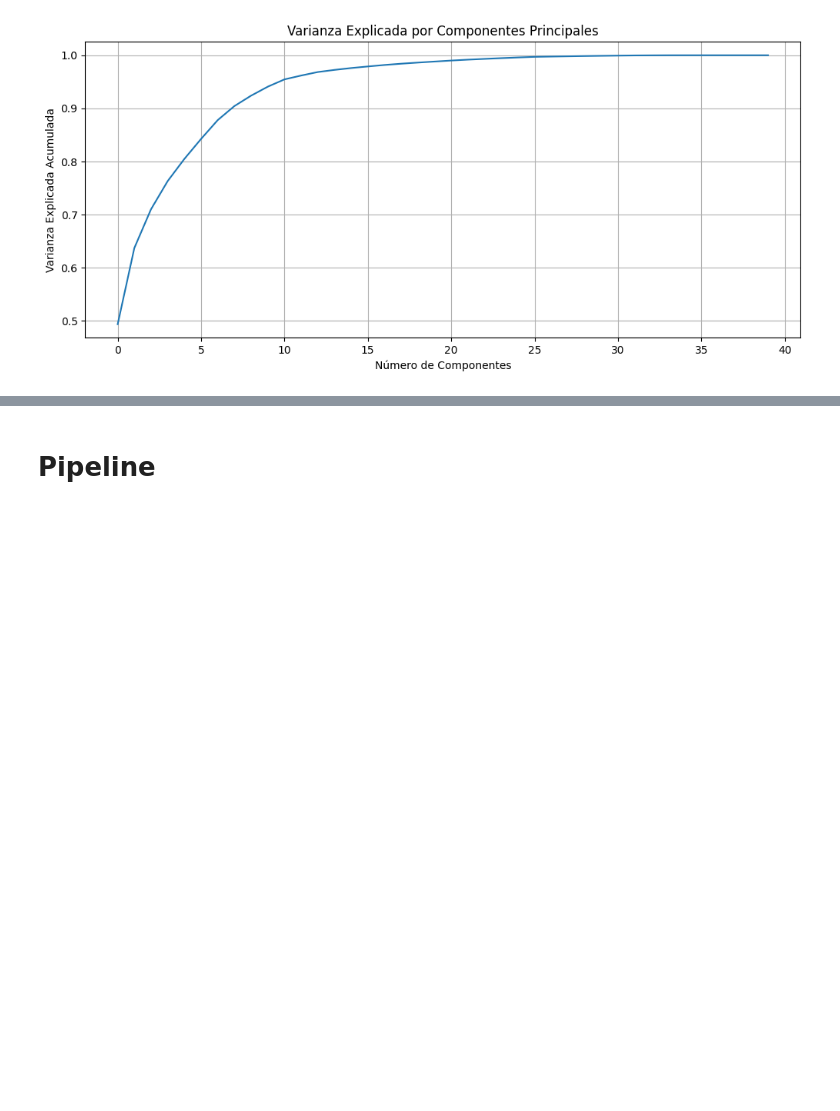
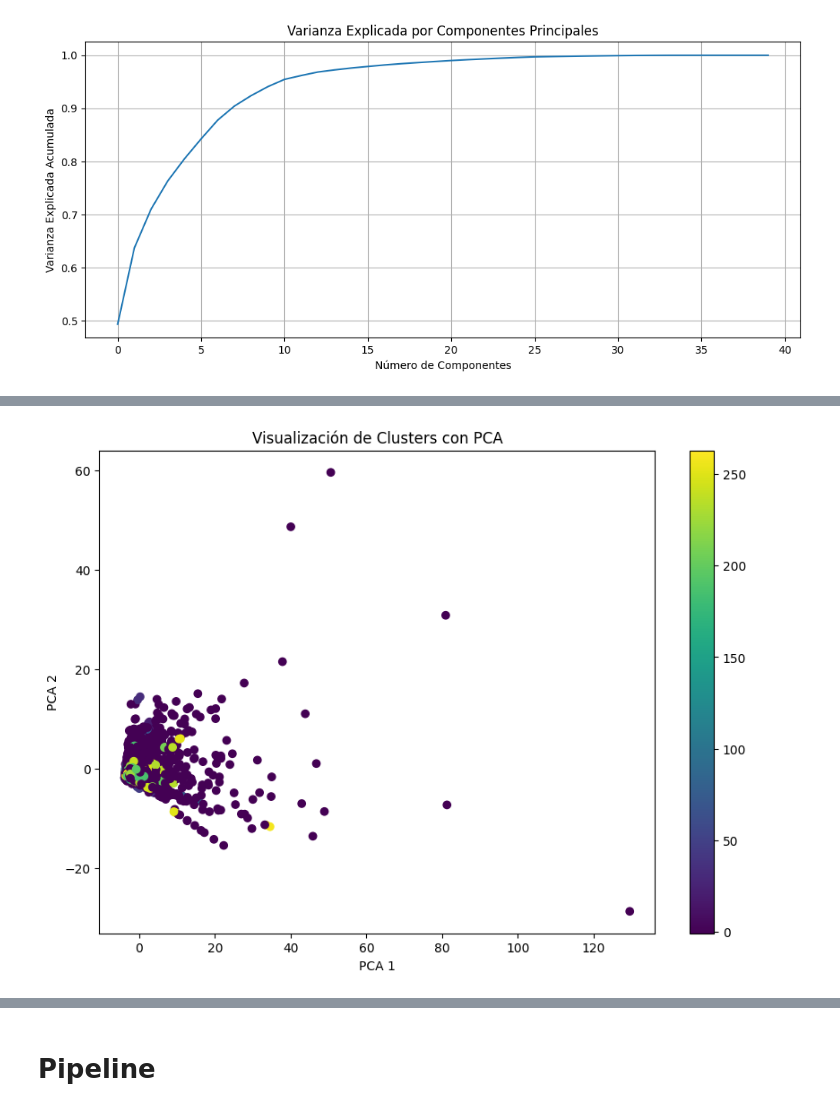
Before and after one commit to antonioMateos/grupo2retail_0424, a Jupyter notebook: 03_Clustering/00_Test_Clustering.ipynb, the cells around one changed output, grey strips where cells are left out. Saved outputs shown, nothing was run; the diff lists cells and outputs as text; code cells hidden in the pictures; blank space fills up the shorter version.

Commit message:
Wip test clustering

```diff
--- a/03_Clustering/00_Test_Clustering.ipynb
+++ b/03_Clustering/00_Test_Clustering.ipynb
@@ -460,0 +524,30 @@ Principal Component 40: 0.00
+# %%
+# Identificar variables numéricas y categóricas
+numeric_features = feature_matrix.select_dtypes(include=['int64', 'float64']).columns
+categorical_features = feature_matrix.select_dtypes(include=['object', 'category', 'bool']).columns
+
+# Pipeline para variables numéricas
+numeric_transformer = Pipeline(steps=[
+    ('imputer', SimpleImputer(strategy='median')),  # Imputar valores faltantes con la mediana
+    ('scaler', RobustScaler())  # Escalado robusto
+])
+
+# Pipeline para variables categóricas
+categorical_transformer = Pipeline(steps=[
+    ('imputer', SimpleImputer(strategy='most_frequent')),  # Imputar valores faltantes
+    ('onehot', OneHotEncoder(handle_unknown='ignore'))  # Codificación one-hot
+])
+
+# Combinar los pipelines en un preprocesador
+preprocessor = ColumnTransformer(
+    transformers=[
+        ('num', numeric_transformer, numeric_features),
+        ('cat', categorical_transformer, categorical_features)
+    ])
+
+# Aplicar el preprocesador
+feature_matrix_preprocessed = preprocessor.fit_transform(feature_matrix)
+# %%
+# Aplicar DBSCAN
+db = DBSCAN(eps=0.5, min_samples=2)
+clusters = db.fit_predict(feature_matrix_preprocessed)
@@ -460,0 +557,15 @@ Principal Component 40: 0.00
+# %%
+# Paso 5: Reducción de dimensionalidad para visualización
+pca = PCA(n_components=2)
+components = pca.fit_transform(feature_matrix_preprocessed)
+
+# Visualización de los clusters
+plt.figure(figsize=(10, 7))
+plt.scatter(components[:, 0], components[:, 1], c=clusters, cmap='viridis')
+plt.xlabel('PCA 1')
+plt.ylabel('PCA 2')
+plt.title('Visualización de Clusters con PCA')
+plt.colorbar()
+plt.show()
+# %% [output]
+[figure, added]
```
Also changed, not shown: parts of 49 cells of this notebook.
